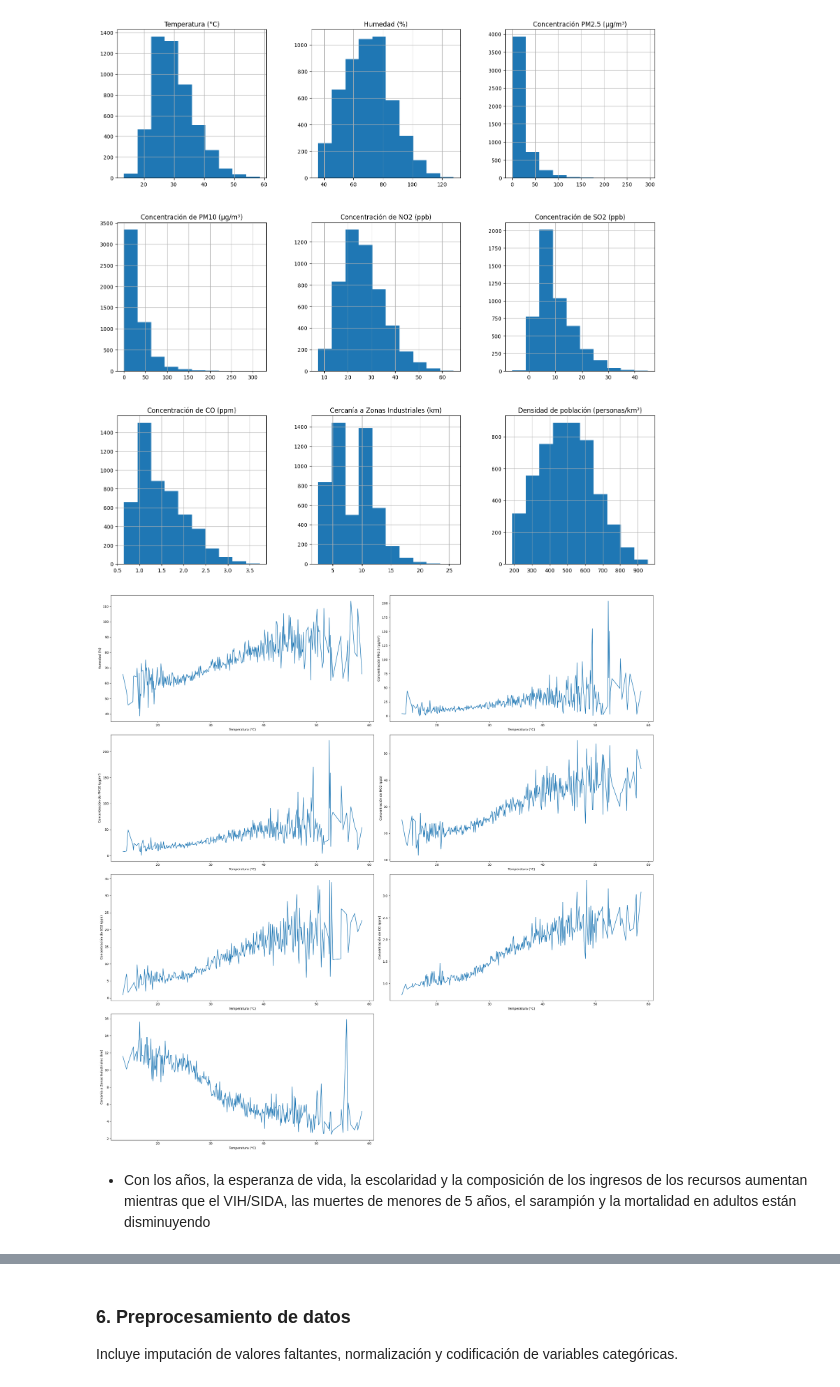
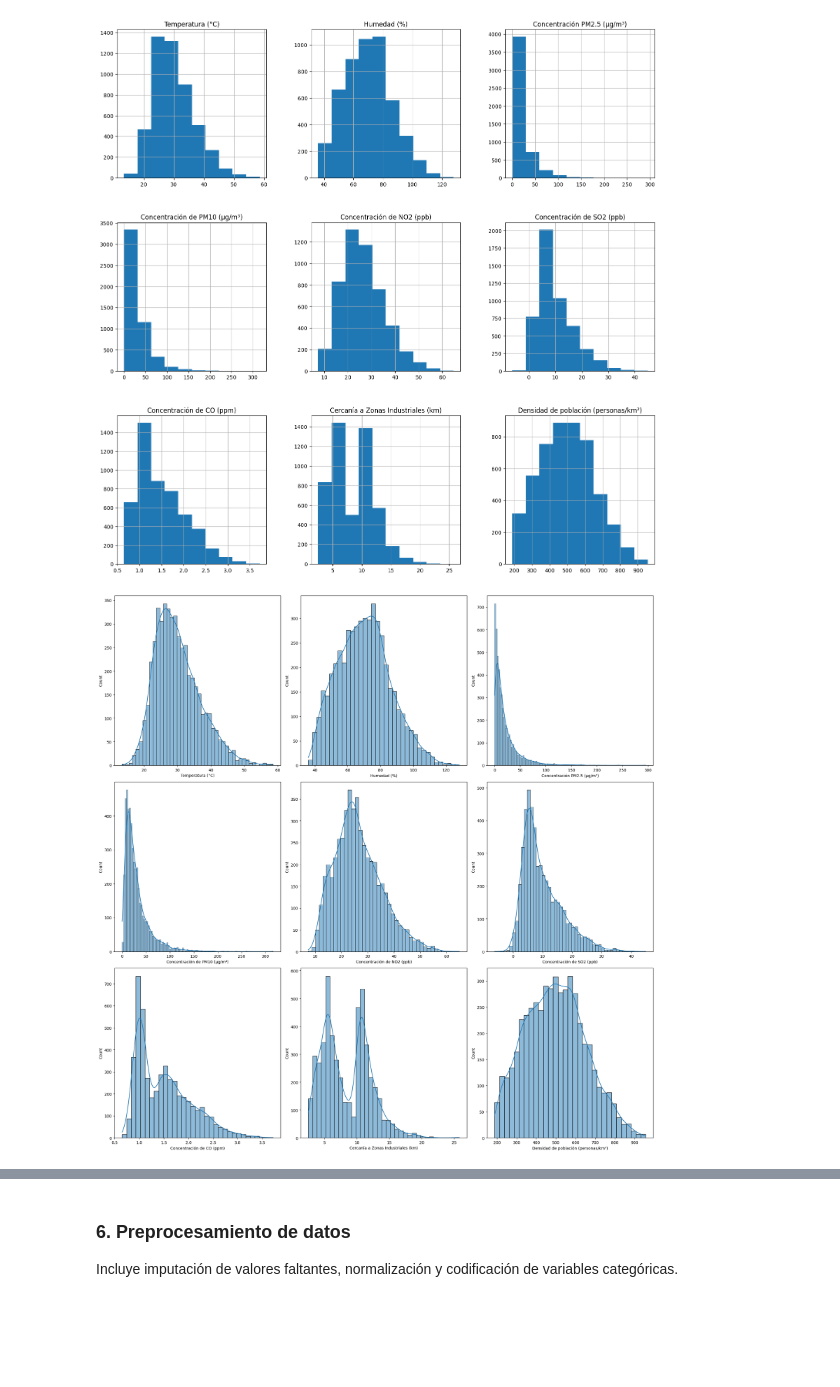
Before and after one commit to palberth/CienciaDatos-MASDI, a Jupyter notebook: Activida_8_ciencia_de_datos.ipynb, the cells around one changed output, grey strips where cells are left out. Drawn from its saved outputs; the diff is of its cells as text; code cells hidden in the pictures; blank space fills up the shorter version.

```diff
--- a/Activida_8_ciencia_de_datos.ipynb
+++ b/Activida_8_ciencia_de_datos.ipynb
@@ -287,32 +287,15 @@ data.hist(figsize=(18, 18))
 plt.show()
 # %% [output]
 [figure]
-# %%
-import seaborn as sns
-import matplotlib.pyplot as plt
-
-df = data
-
-# Se define num_col como una lista de columnas numéricas
-num_col = df.select_dtypes(include=['number']).columns.tolist()
-
-fig, axes = plt.subplots(nrows=len(df[num_col].columns) // 2, ncols=2, figsize=(25, 25))
-
-# Assuming 'Temperatura (°C)' is a suitable column for the x-axis:
-for idx, col in enumerate([c for c in df[num_col].columns if c != 'Temperatura (°C)']):
-    row_idx = idx // 2
-    col_idx = idx % 2
-    sns.lineplot(x='Temperatura (°C)', y=df[col], data=df, ax=axes[row_idx, col_idx], markers=True, errorbar=None)
-
-# Si tiene un número impar de tramas, es posible que deba eliminar la última subtrama vacía
-# Ajuste el índice en consecuencia si es necesario
-if len(df[num_col].columns) % 2 != 0:
-    fig.delaxes(axes[-1, -1])
-
-plt.tight_layout()
-plt.show()
-# %% [output]
-[figure, removed]
-# %% [markdown]
-* Con los años, la esperanza de vida, la escolaridad y la composición de los ingresos de los recursos aumentan
-mientras que el VIH/SIDA, las muertes de menores de 5 años, el sarampión y la mortalidad en adultos están disminuyendo
+# %%
+fig,ax=plt.subplots(3,3,figsize=(20,20))
+ax=ax.flatten()
+i=0
+
+for col in data.columns:
+    if(col!='Calidad del Aire'):
+        sns.histplot(data=df,x=col,kde=True,ax=ax[i])
+        i+=1
+plt.tight_layout()
+# %% [output]
+[figure, added]
```
Also changed, not shown: parts of 5 cells of this notebook.
